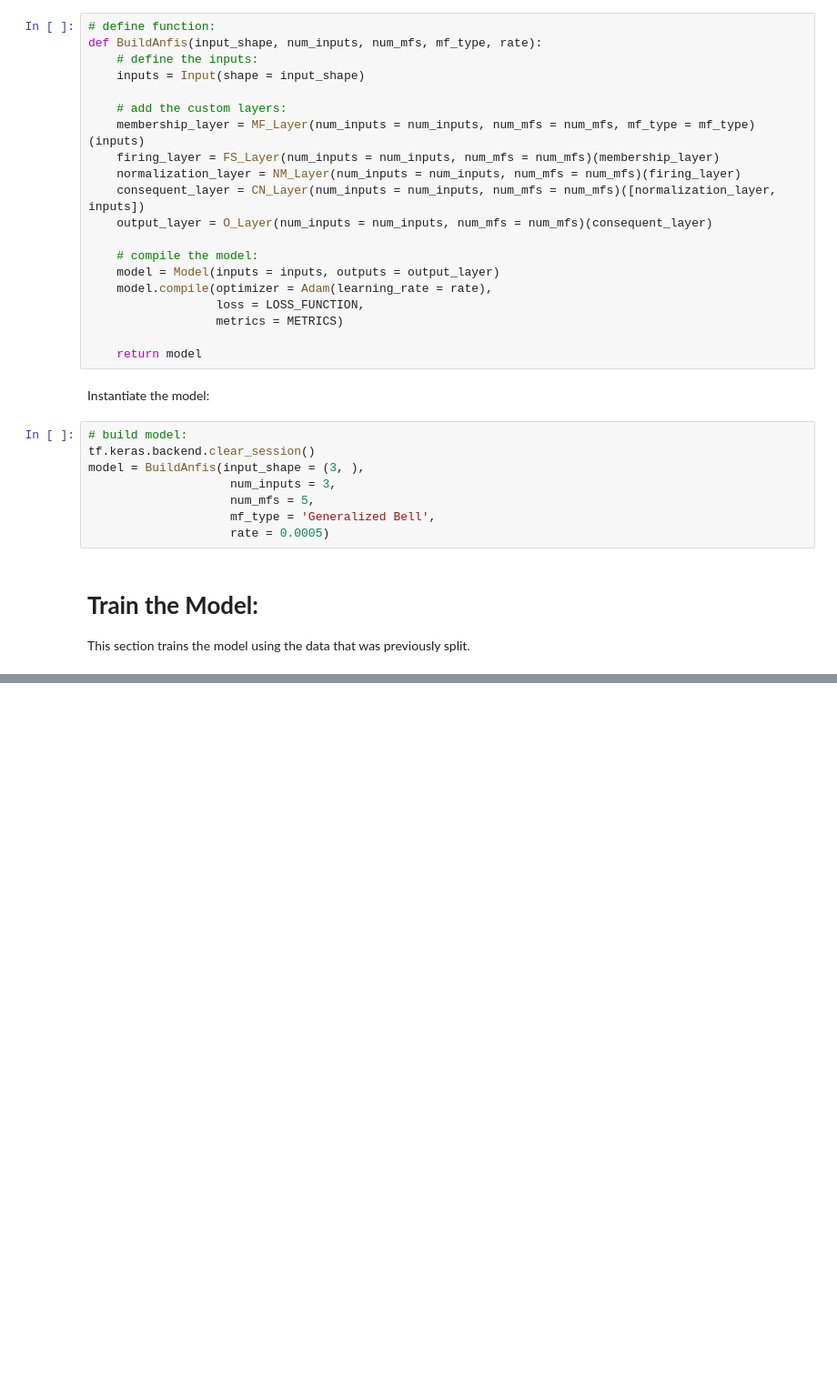
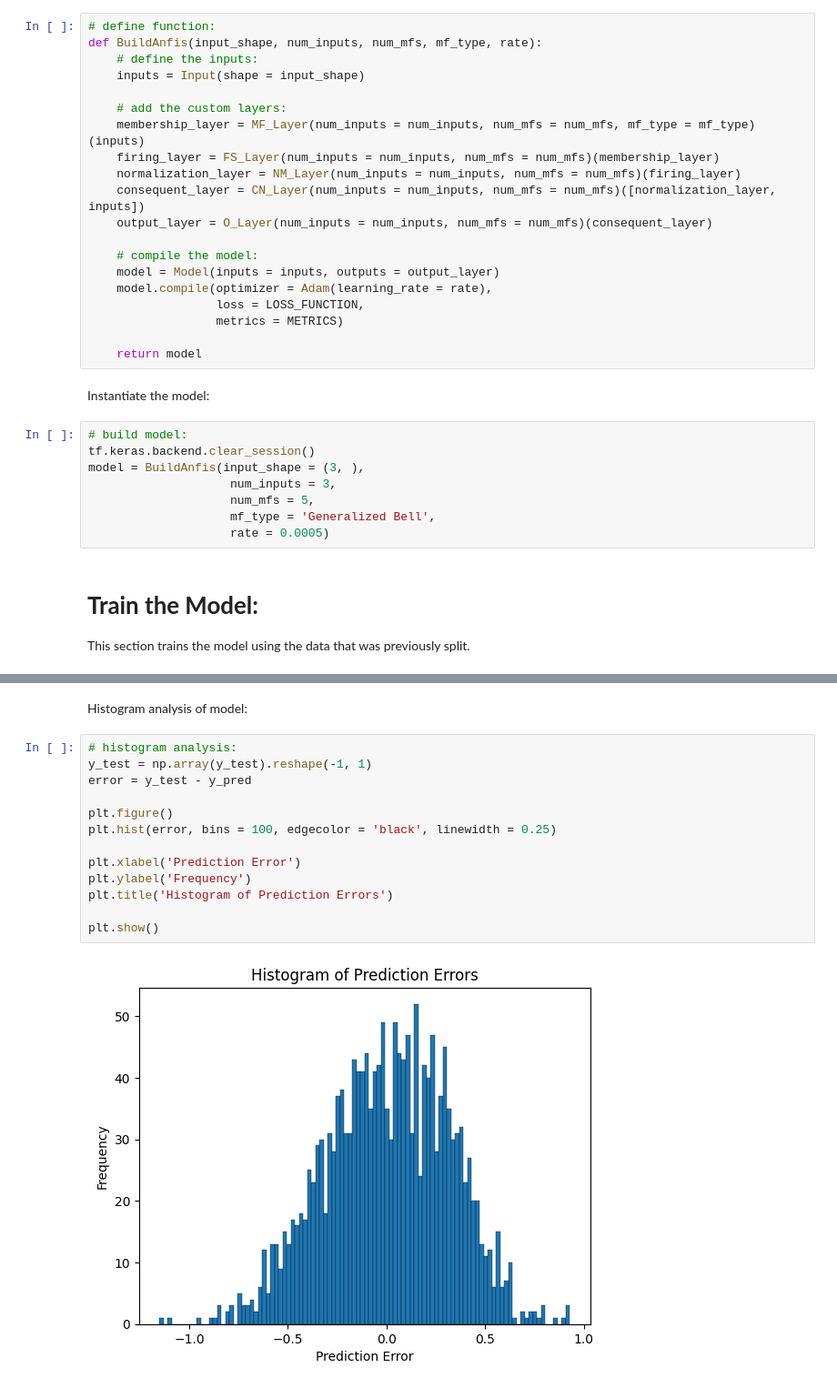
Before and after one commit to MattTidd/Inference-Systems, a Jupyter notebook: Python_Design/ANFIS_Design/ANFIS_Model_Design/ANFIS_Design.ipynb, the cells around one changed output, grey strips where cells are left out. Shown: that part at 91% size. Saved outputs shown, nothing was run; the diff lists cells and outputs as text; blank space fills up the shorter version.

```diff
--- a/Python_Design/ANFIS_Design/ANFIS_Model_Design/ANFIS_Design.ipynb
+++ b/Python_Design/ANFIS_Design/ANFIS_Model_Design/ANFIS_Design.ipynb
@@ -386,0 +543,17 @@ This section trains the model using the data that was previously split.
+# %% [markdown]
+Histogram analysis of model:
+# %%
+# histogram analysis:
+y_test = np.array(y_test).reshape(-1, 1)
+error = y_test - y_pred
+
+plt.figure()
+plt.hist(error, bins = 100, edgecolor = 'black', linewidth = 0.25)
+
+plt.xlabel('Prediction Error')
+plt.ylabel('Frequency')
+plt.title('Histogram of Prediction Errors')
+
+plt.show()
+# %% [output]
+[figure, added]
```
Also changed, not shown: parts of 15 cells of this notebook.
